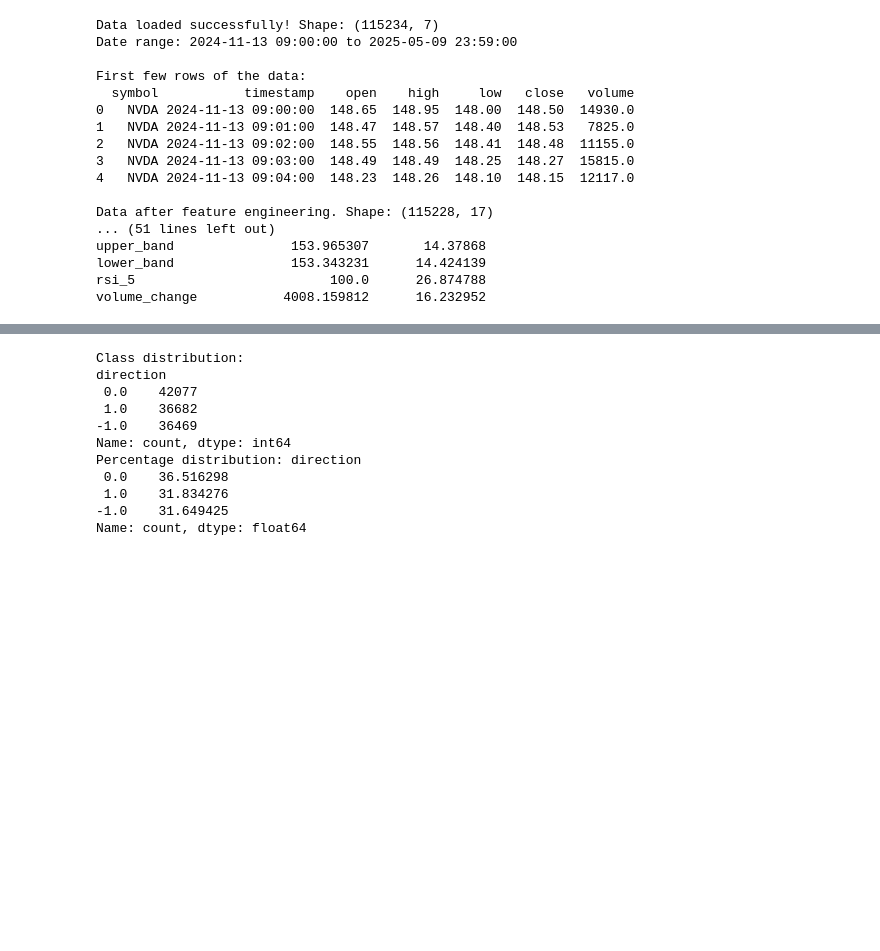
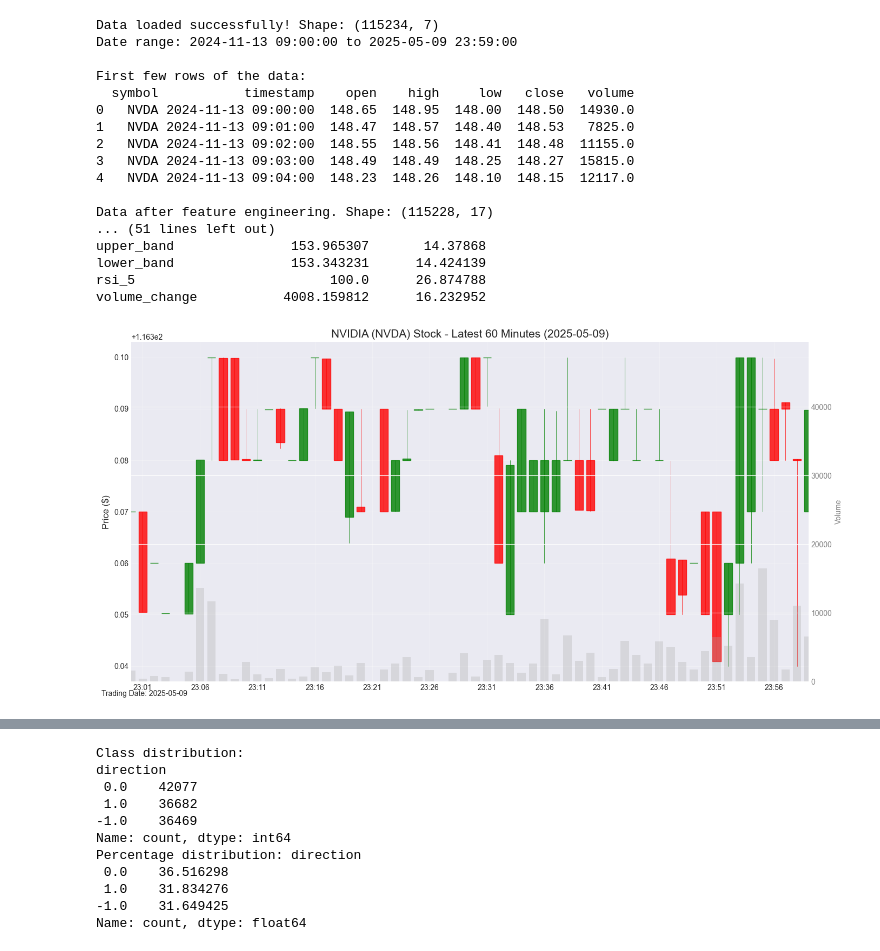
Before and after one commit to Vd1299/NVIDIA_Stock_Prices_Bidirectional_LSTM_network_Analysis, a Jupyter notebook: model.ipynb, the cells around one changed output, grey strips where cells are left out. Saved outputs shown, nothing was run; the diff lists cells and outputs as text; code cells hidden in the pictures; blank space fills up the shorter version.

```diff
--- a/model.ipynb
+++ b/model.ipynb
@@ -135,6 +135,60 @@ upper_band               153.965307       14.37868
 lower_band               153.343231      14.424139
 rsi_5                         100.0      26.874788
 volume_change           4008.159812      16.232952
+# %%
+import matplotlib.dates as mdates
+from mplfinance.original_flavor import candlestick_ohlc
+
+
+# Filter the dataframe to include only the latest 60 minutes
+latest_timestamp = df['timestamp'].max()
+start_timestamp = latest_timestamp - pd.Timedelta(minutes=59)  # 59 + the latest minute = 60 minutes
+latest_data = df[(df['timestamp'] >= start_timestamp) & (df['timestamp'] <= latest_timestamp)]
+
+# Create a figure
+plt.figure(figsize=(14, 7))
+
+# Prepare data for candlestick chart
+ohlc = latest_data[['timestamp', 'open', 'high', 'low', 'close']].copy()
+ohlc['timestamp'] = mdates.date2num(ohlc['timestamp'].values)
+ohlc = ohlc.values
+
+# Create the candlestick chart
+ax1 = plt.subplot(111)
+candlestick_ohlc(ax1, ohlc, width=0.0005, colorup='green', colordown='red', alpha=0.8)
+
+# Add volume as a bar chart at the bottom with a separate y-axis
+ax2 = ax1.twinx()
+ax2.bar(mdates.date2num(latest_data['timestamp'].values), latest_data['volume'],
+        width=0.0005, color='darkgray', alpha=0.3)
+ax2.set_ylabel('Volume', color='gray')
+ax2.tick_params(axis='y', colors='gray')
+ax2.set_ylim(0, latest_data['volume'].max() * 3)
+
+# Format x-axis with more detailed time format for minute data
+ax1.xaxis.set_major_formatter(mdates.DateFormatter('%H:%M'))
+ax1.xaxis.set_major_locator(mdates.MinuteLocator(interval=5))  # Show tick every 5 minutes
+plt.xticks(rotation=45)
+
+# Set title and labels
+time_str = latest_timestamp.strftime('%Y-%m-%d')
+plt.title(f'NVIDIA (NVDA) Stock - Latest 60 Minutes ({time_str})', fontsize=15)
+ax1.set_ylabel('Price ($)', fontsize=12)
+ax1.grid(True, alpha=0.3)
+
+# Add a text annotation showing the date
+trading_date = latest_timestamp.strftime('%Y-%m-%d')
+plt.figtext(0.01, 0.01, f'Trading Date: {trading_date}', fontsize=10)
+
+# Make sure everything fits
+plt.tight_layout()
+
+# Ensure x-axis limits are set correctly for the 60-minute window
+ax1.set_xlim(mdates.date2num(start_timestamp), mdates.date2num(latest_timestamp))
+
+plt.show()
+# %% [output]
+[figure, added]
 # %%
 # Visualize some of the technical indicators
 plt.figure(figsize=(15, 10))
```
Also changed, not shown: parts of 1 cell of this notebook.
